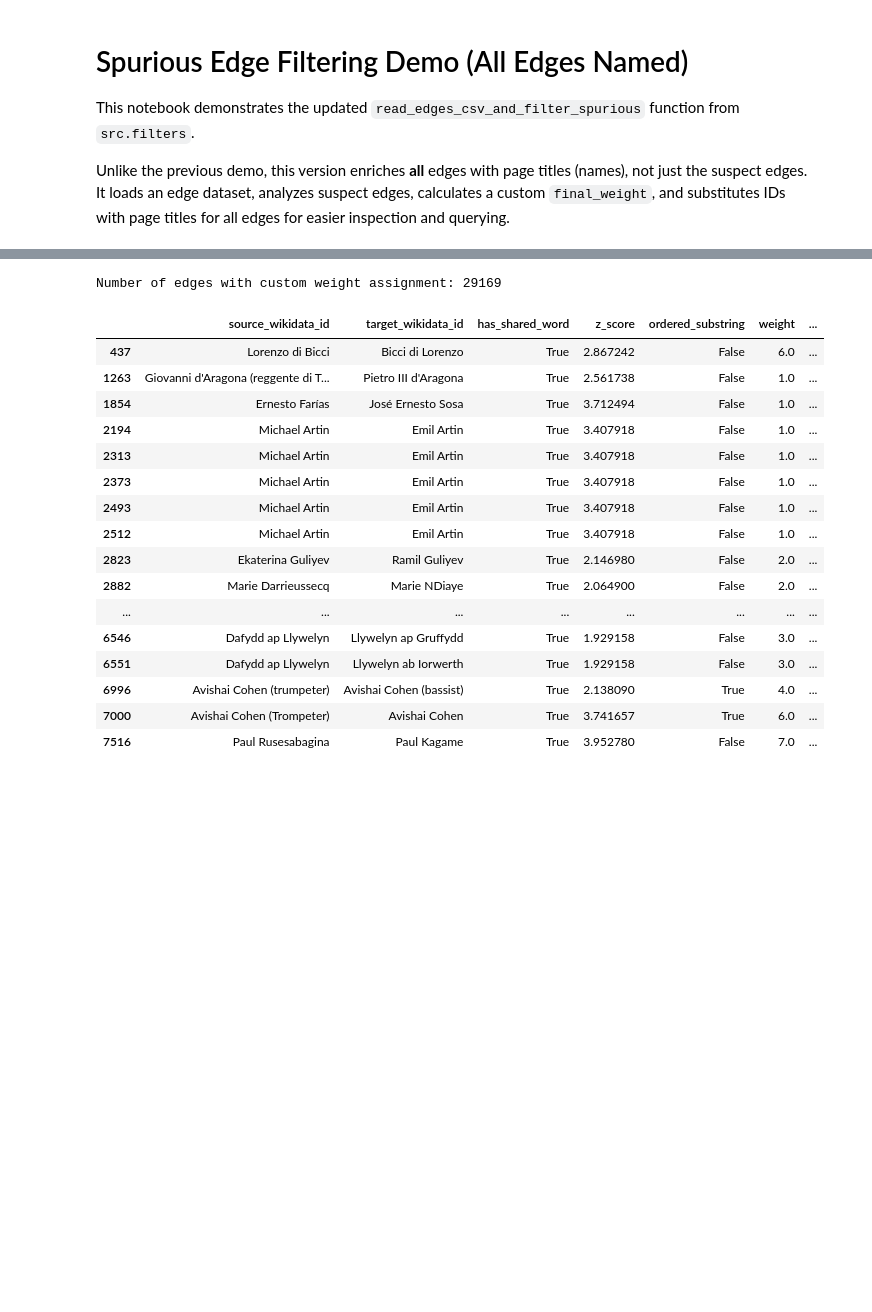
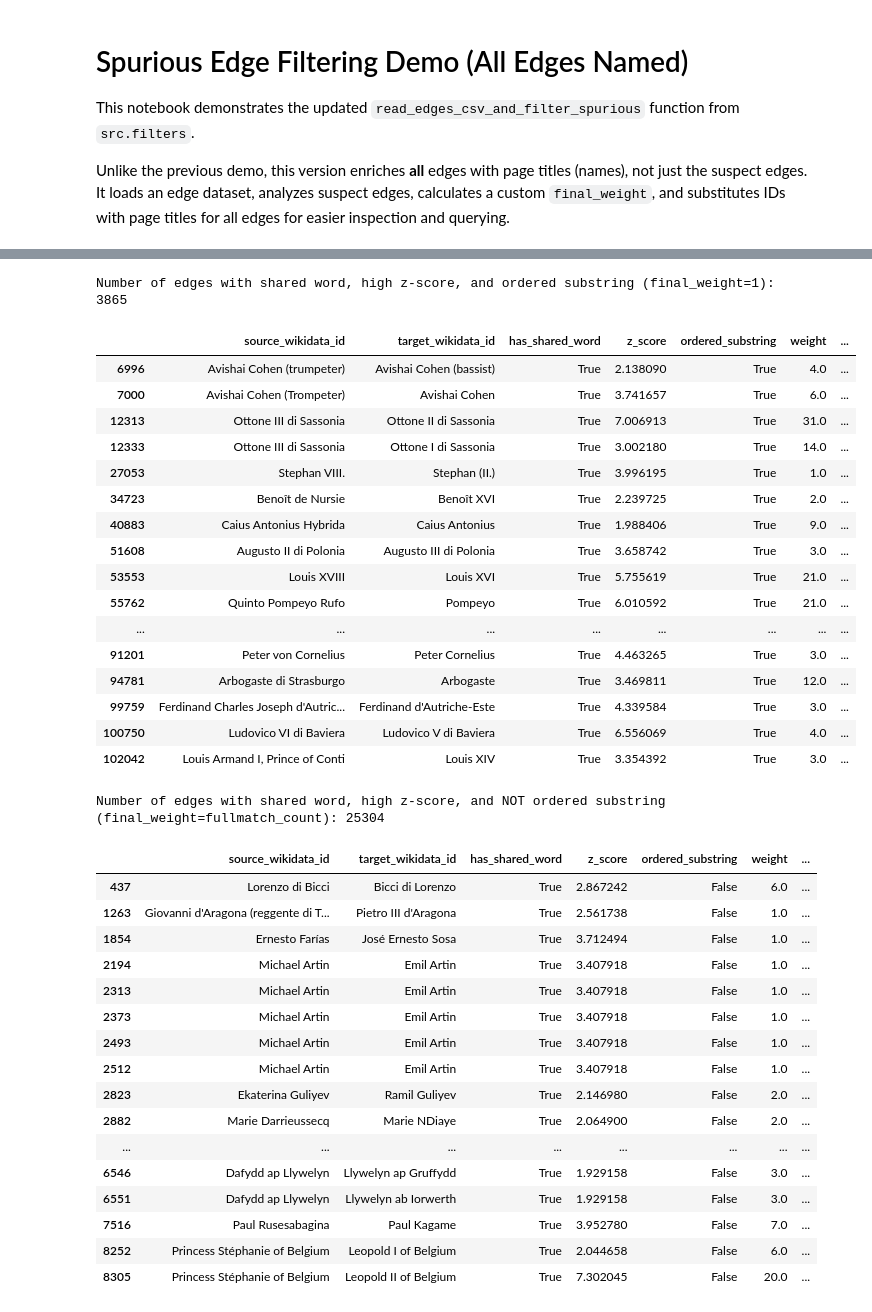
Before and after one commit to valesin/WikipediaBiasProject, a Jupyter notebook: notebooks/spurious_edges_demo_all_named.ipynb, the cells around one changed output, grey strips where cells are left out. Cells and saved outputs as stored; diff of their text form; code cells hidden in the pictures; blank space fills up the shorter version.

Commit message:
Updated logic for spurious flag

```diff
--- a/notebooks/spurious_edges_demo_all_named.ipynb
+++ b/notebooks/spurious_edges_demo_all_named.ipynb
@@ -166,14 +166,14 @@ enriched_edges[(enriched_edges["source_wikidata_id"] == "Isabel Perón") & (enri
 # %%
-# Custom Final Weight Assignment Based on Multiple Conditions
+# Corrected Final Weight Assignment Based on Multiple Conditions
 def custom_final_weight(row):
     if row['has_shared_word'] and row['z_score'] > 1.5:
         if row['ordered_substring']:
             return 1
         else:
-            return row['ordered_substring']
+            return row['fullmatch_count']
     else:
         return row['weight']
 enriched_edges['final_weight'] = enriched_edges.apply(custom_final_weight, axis=1)
-print("Sample with custom final_weight column:")
+print("Sample with corrected final_weight column:")
 display(enriched_edges.head(20))
 # %% [output]
@@ -198,24 +198,48 @@ Sample with custom final_weight column:
 # %%
-# Display edges where final_weight was changed to 1 or ordered_substring
-changed_edges = enriched_edges[((enriched_edges['has_shared_word']) & (enriched_edges['z_score'] > 1.5)) & ((enriched_edges['final_weight'] == 1) | (enriched_edges['final_weight'] == enriched_edges['ordered_substring']))]
-print(f"Number of edges with custom weight assignment: {len(changed_edges)}")
-display(changed_edges[['source_wikidata_id', 'target_wikidata_id', 'has_shared_word', 'z_score', 'ordered_substring', 'weight', 'final_weight']].head(20))
+# Display edges where final_weight was changed to 1 or fullmatch_count (according to corrected logic)
+# Edges where final_weight was set to 1 (ordered_substring case)
+changed_ordered = enriched_edges[(enriched_edges['has_shared_word']) & (enriched_edges['z_score'] > 1.5) & (enriched_edges['ordered_substring']) & (enriched_edges['final_weight'] == 1)]
+print(f"Number of edges with shared word, high z-score, and ordered substring (final_weight=1): {len(changed_ordered)}")
+display(changed_ordered[['source_wikidata_id', 'target_wikidata_id', 'has_shared_word', 'z_score', 'ordered_substring', 'weight', 'fullmatch_count', 'final_weight']].head(20))
+
+# Edges where final_weight was set to fullmatch_count (not ordered_substring case)
+changed_not_ordered = enriched_edges[(enriched_edges['has_shared_word']) & (enriched_edges['z_score'] > 1.5) & (~enriched_edges['ordered_substring']) & (enriched_edges['final_weight'] == enriched_edges['fullmatch_count'])]
+print(f"Number of edges with shared word, high z-score, and NOT ordered substring (final_weight=fullmatch_count): {len(changed_not_ordered)}")
+display(changed_not_ordered[['source_wikidata_id', 'target_wikidata_id', 'has_shared_word', 'z_score', 'ordered_substring', 'weight', 'fullmatch_count', 'final_weight']].head(20))
 # %% [output]
-Number of edges with custom weight assignment: 29169
+Number of edges with shared word, high z-score, and ordered substring (final_weight=1): 3865
 |  | source_wikidata_id | target_wikidata_id | has_shared_word | z_score | ordered_substring | weight | ... |
-| 437 | Lorenzo di Bicci | Bicci di Lorenzo | True | 2.867242 | False | 6.0 | ... |
-| 1263 | Giovanni d'Aragona (reggente di T... | Pietro III d'Aragona | True | 2.561738 | False | 1.0 | ... |
-| 1854 | Ernesto Farías | José Ernesto Sosa | True | 3.712494 | False | 1.0 | ... |
-| 2194 | Michael Artin | Emil Artin | True | 3.407918 | False | 1.0 | ... |
-| 2313 | Michael Artin | Emil Artin | True | 3.407918 | False | 1.0 | ... |
-| 2373 | Michael Artin | Emil Artin | True | 3.407918 | False | 1.0 | ... |
-| 2493 | Michael Artin | Emil Artin | True | 3.407918 | False | 1.0 | ... |
-| 2512 | Michael Artin | Emil Artin | True | 3.407918 | False | 1.0 | ... |
-| 2823 | Ekaterina Guliyev | Ramil Guliyev | True | 2.146980 | False | 2.0 | ... |
-| 2882 | Marie Darrieussecq | Marie NDiaye | True | 2.064900 | False | 2.0 | ... |
-| ... | ... | ... | ... | ... | ... | ... | ... |
-| 6546 | Dafydd ap Llywelyn | Llywelyn ap Gruffydd | True | 1.929158 | False | 3.0 | ... |
-| 6551 | Dafydd ap Llywelyn | Llywelyn ab Iorwerth | True | 1.929158 | False | 3.0 | ... |
 | 6996 | Avishai Cohen (trumpeter) | Avishai Cohen (bassist) | True | 2.138090 | True | 4.0 | ... |
 | 7000 | Avishai Cohen (Trompeter) | Avishai Cohen | True | 3.741657 | True | 6.0 | ... |
-| 7516 | Paul Rusesabagina | Paul Kagame | True | 3.952780 | False | 7.0 | ... |
+| 12313 | Ottone III di Sassonia | Ottone II di Sassonia | True | 7.006913 | True | 31.0 | ... |
+| 12333 | Ottone III di Sassonia | Ottone I di Sassonia | True | 3.002180 | True | 14.0 | ... |
+| 27053 | Stephan VIII. | Stephan (II.) | True | 3.996195 | True | 1.0 | ... |
+| 34723 | Benoît de Nursie | Benoît XVI | True | 2.239725 | True | 2.0 | ... |
+| 40883 | Caius Antonius Hybrida | Caius Antonius | True | 1.988406 | True | 9.0 | ... |
+| 51608 | Augusto II di Polonia | Augusto III di Polonia | True | 3.658742 | True | 3.0 | ... |
+| 53553 | Louis XVIII | Louis XVI | True | 5.755619 | True | 21.0 | ... |
+| 55762 | Quinto Pompeyo Rufo | Pompeyo | True | 6.010592 | True | 21.0 | ... |
+| ... | ... | ... | ... | ... | ... | ... | ... |
+| 91201 | Peter von Cornelius | Peter Cornelius | True | 4.463265 | True | 3.0 | ... |
+| 94781 | Arbogaste di Strasburgo | Arbogaste | True | 3.469811 | True | 12.0 | ... |
+| 99759 | Ferdinand Charles Joseph d'Autric... | Ferdinand d'Autriche-Este | True | 4.339584 | True | 3.0 | ... |
+| 100750 | Ludovico VI di Baviera | Ludovico V di Baviera | True | 6.556069 | True | 4.0 | ... |
+| 102042 | Louis Armand I, Prince of Conti | Louis XIV | True | 3.354392 | True | 3.0 | ... |
+Number of edges with shared word, high z-score, and NOT ordered substring (final_weight=fullmatch_count): 25304
+|  | source_wikidata_id | target_wikidata_id | has_shared_word | z_score | ordered_substring | weight | ... |
+| 437 | Lorenzo di Bicci | Bicci di Lorenzo | True | 2.867242 | False | 6.0 | ... |
+| 1263 | Giovanni d'Aragona (reggente di T... | Pietro III d'Aragona | True | 2.561738 | False | 1.0 | ... |
+| 1854 | Ernesto Farías | José Ernesto Sosa | True | 3.712494 | False | 1.0 | ... |
+| 2194 | Michael Artin | Emil Artin | True | 3.407918 | False | 1.0 | ... |
+| 2313 | Michael Artin | Emil Artin | True | 3.407918 | False | 1.0 | ... |
+| 2373 | Michael Artin | Emil Artin | True | 3.407918 | False | 1.0 | ... |
+| 2493 | Michael Artin | Emil Artin | True | 3.407918 | False | 1.0 | ... |
+| 2512 | Michael Artin | Emil Artin | True | 3.407918 | False | 1.0 | ... |
+| 2823 | Ekaterina Guliyev | Ramil Guliyev | True | 2.146980 | False | 2.0 | ... |
+| 2882 | Marie Darrieussecq | Marie NDiaye | True | 2.064900 | False | 2.0 | ... |
+| ... | ... | ... | ... | ... | ... | ... | ... |
+| 6546 | Dafydd ap Llywelyn | Llywelyn ap Gruffydd | True | 1.929158 | False | 3.0 | ... |
+| 6551 | Dafydd ap Llywelyn | Llywelyn ab Iorwerth | True | 1.929158 | False | 3.0 | ... |
+| 7516 | Paul Rusesabagina | Paul Kagame | True | 3.952780 | False | 7.0 | ... |
+| 8252 | Princess Stéphanie of Belgium | Leopold I of Belgium | True | 2.044658 | False | 6.0 | ... |
+| 8305 | Princess Stéphanie of Belgium | Leopold II of Belgium | True | 7.302045 | False | 20.0 | ... |
```
Also changed, not shown: parts of 6 cells of this notebook, 2 other files.
